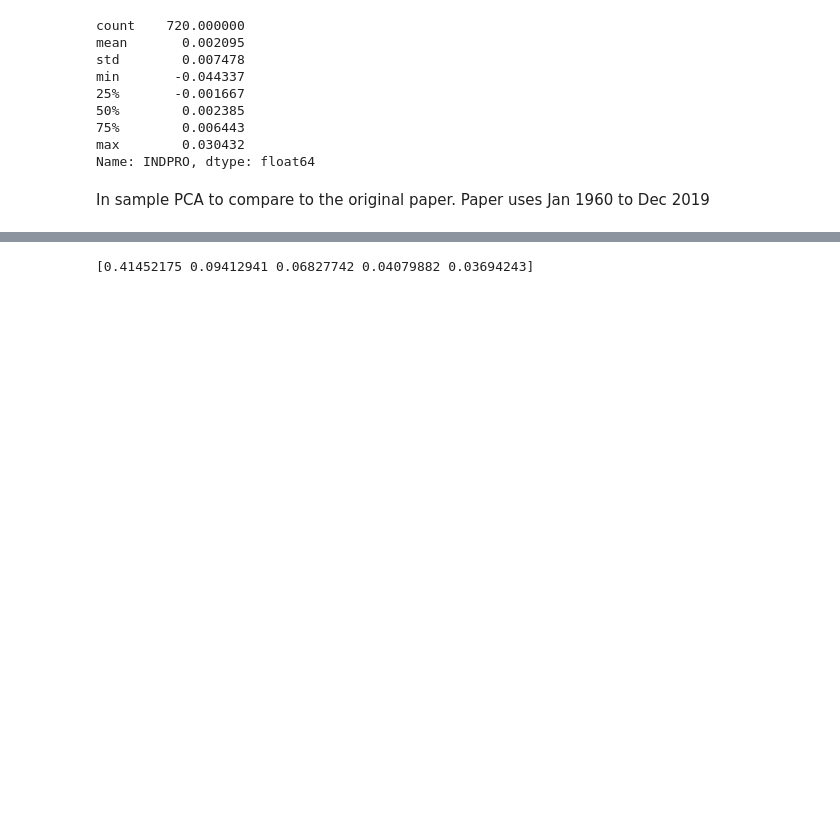
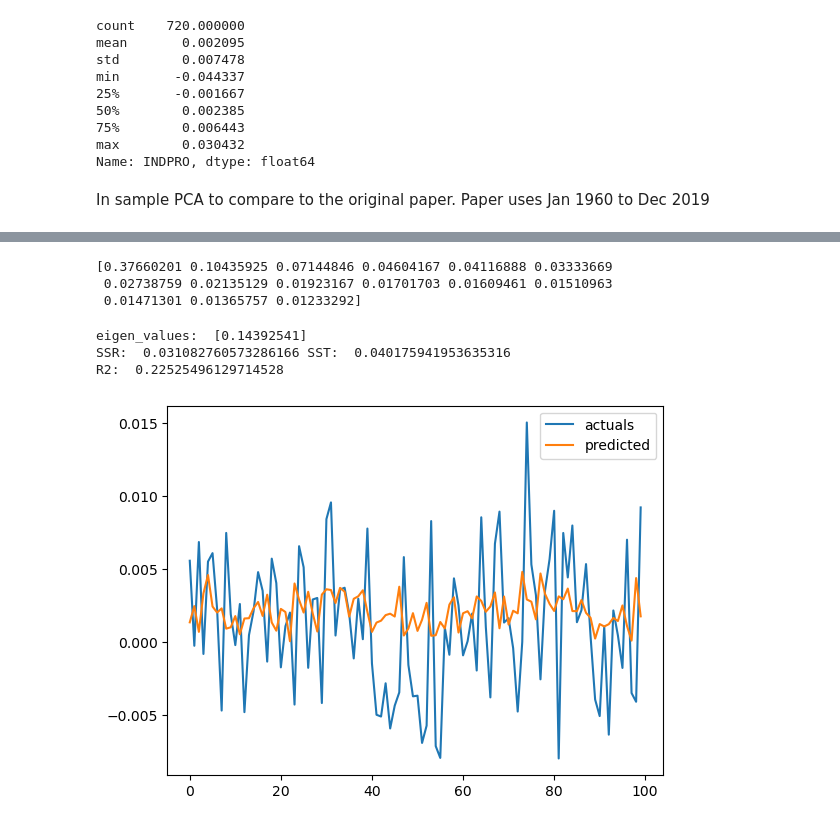
Before and after one commit to VLDrenth/sPCA-thesis, a Jupyter notebook: src/explore_cleaned.ipynb, the cells around one changed output, grey strips where cells are left out. Drawn from its saved outputs; the diff is of its cells as text; code cells hidden in the pictures; blank space fills up the shorter version.

```diff
--- a/src/explore_cleaned.ipynb
+++ b/src/explore_cleaned.ipynb
@@ -122,8 +212,10 @@ h = 1
 target = data['INDPRO'].shift(h).values
 X, y = data.iloc[h:,:].values, target[h:]
 
-f, eigens = sPCAest(y, X, 5)
-print(eigens)
+f, eigens = sPCAest(y, X, nfac=1)
+print(eigens[:15]/np.sum(eigens))
 # %% [output]
-[0.41452175 0.09412941 0.06827742 0.04079882 0.03694243]
+[0.37660201 0.10435925 0.07144846 0.04604167 0.04116888 0.03333669
+ 0.02738759 0.02135129 0.01923167 0.01701703 0.01609461 0.01510963
+ 0.01471301 0.01365757 0.01233292]
 # %%
@@ -179,0 +310,27 @@ def compute_R2(actuals, preds):
+# %%
+# Example of using spca functions
+h = 1
+factors = 1
+
+X = data.drop(columns=["INDPRO"]).values
+y = data['INDPRO'].shift(h).values
+
+# Drop the first h rows of X and y
+X, y = X[h:], y[h:]
+
+# In sample prediction using sPCA or PCA
+actuals, preds, ev = spca_is(X, y, nfac=factors, scale=False)
+print("eigen_values: ", ev)
+print("R2: ", compute_R2(actuals, preds, nfac=factors, adjusted=True))
+# %% [output]
+eigen_values:  [0.14392541]
+SSR:  0.031082760573286166 SST:  0.040175941953635316
+R2:  0.22525496129714528
+# %%
+# Plot the actuals and predicted values on a subset of the data
+plt.plot(actuals[-100:], label='actuals')
+plt.plot(preds[-100:], label='predicted')
+plt.legend()
+plt.show()
+# %% [output]
+[figure, added]
```
Also changed, not shown: parts of 8 cells of this notebook.
